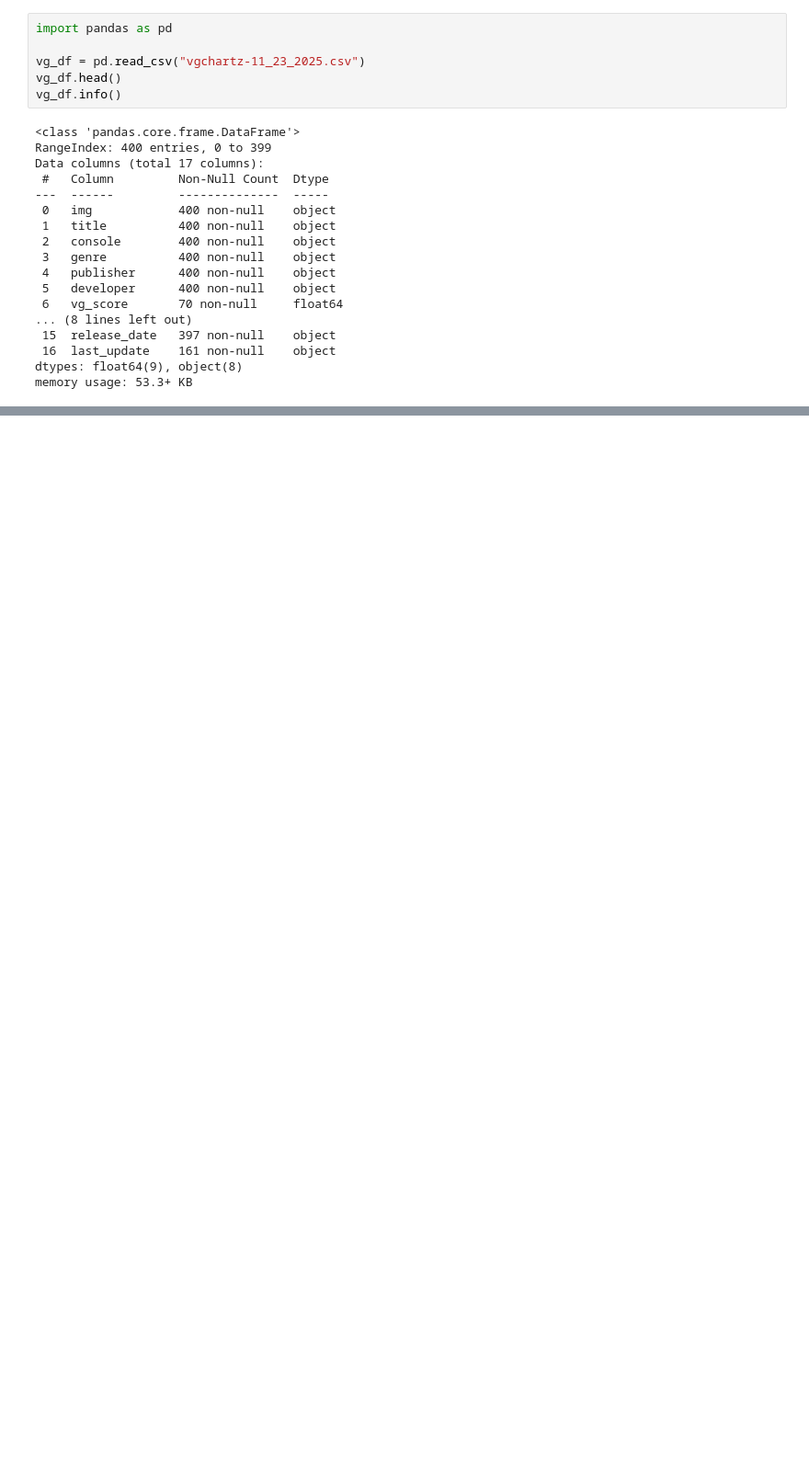
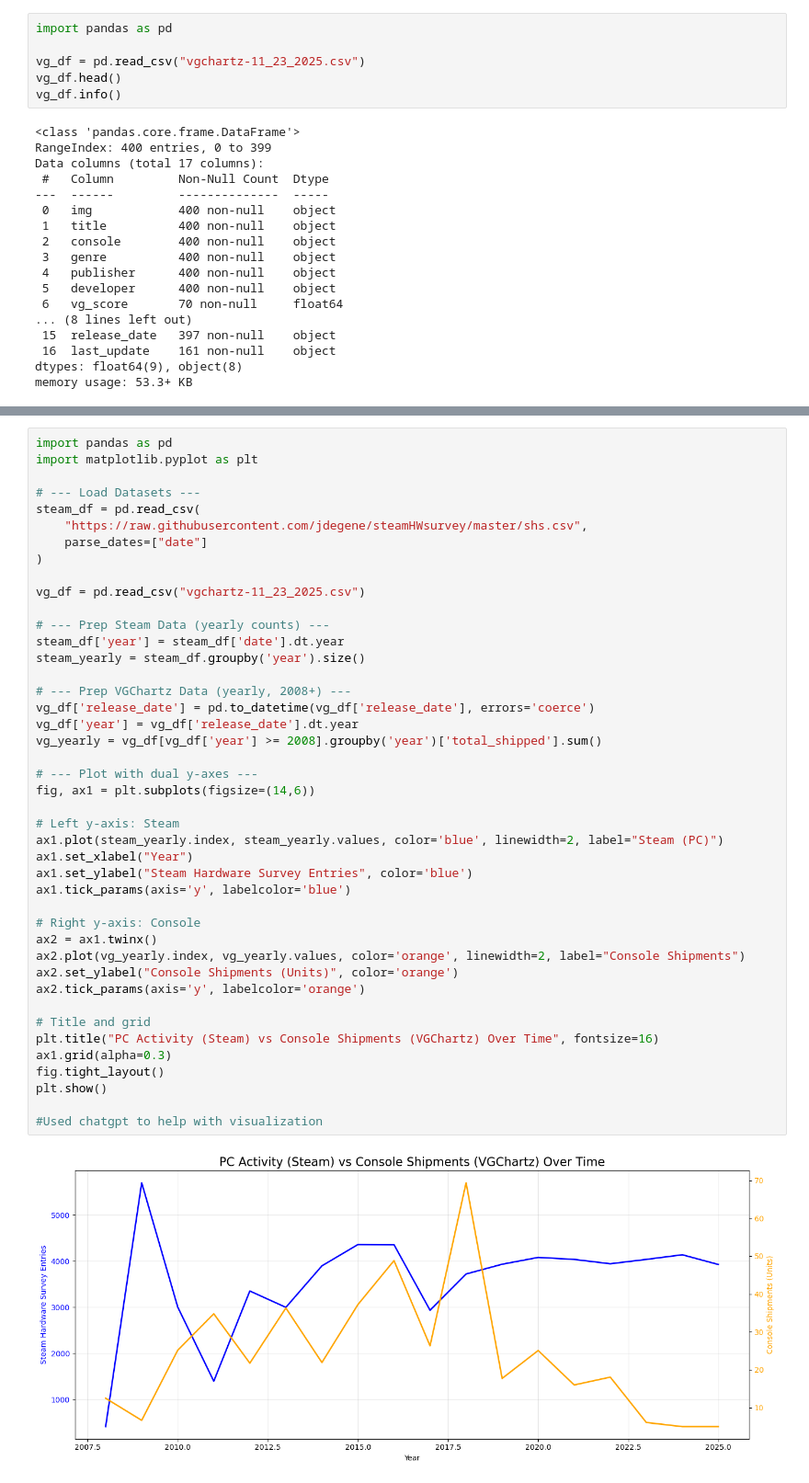
Before and after one commit to JPauline627/emat-fa2025, a Jupyter notebook: FinalProject.ipynb, the cells around one changed output, grey strips where cells are left out. Shown at 92% size. Saved outputs shown, nothing was run; the diff lists cells and outputs as text; blank space fills up the shorter version.

```diff
--- a/FinalProject.ipynb
+++ b/FinalProject.ipynb
@@ -57 +52,46 @@ memory usage: 53.3+ KB
+# %%
+import pandas as pd
+import matplotlib.pyplot as plt
+
+# --- Load Datasets ---
+steam_df = pd.read_csv(
+    "https://raw.githubusercontent.com/jdegene/steamHWsurvey/master/shs.csv",
+    parse_dates=["date"]
+)
+
+vg_df = pd.read_csv("vgchartz-11_23_2025.csv")
+
+# --- Prep Steam Data (yearly counts) ---
+steam_df['year'] = steam_df['date'].dt.year
+steam_yearly = steam_df.groupby('year').size()
+
+# --- Prep VGChartz Data (yearly, 2008+) ---
+vg_df['release_date'] = pd.to_datetime(vg_df['release_date'], errors='coerce')
+vg_df['year'] = vg_df['release_date'].dt.year
+vg_yearly = vg_df[vg_df['year'] >= 2008].groupby('year')['total_shipped'].sum()
+
+# --- Plot with dual y-axes ---
+fig, ax1 = plt.subplots(figsize=(14,6))
+
+# Left y-axis: Steam
+ax1.plot(steam_yearly.index, steam_yearly.values, color='blue', linewidth=2, label="Steam (PC)")
+ax1.set_xlabel("Year")
+ax1.set_ylabel("Steam Hardware Survey Entries", color='blue')
+ax1.tick_params(axis='y', labelcolor='blue')
+
+# Right y-axis: Console
+ax2 = ax1.twinx()
+ax2.plot(vg_yearly.index, vg_yearly.values, color='orange', linewidth=2, label="Console Shipments")
+ax2.set_ylabel("Console Shipments (Units)", color='orange')
+ax2.tick_params(axis='y', labelcolor='orange')
+
+# Title and grid
+plt.title("PC Activity (Steam) vs Console Shipments (VGChartz) Over Time", fontsize=16)
+ax1.grid(alpha=0.3)
+fig.tight_layout()
+plt.show()
+
+#Used chatgpt to help with visualization
+# %% [output]
+[figure, added]
 # %% [markdown]
```
Also changed, not shown: parts of 17 cells of this notebook.
